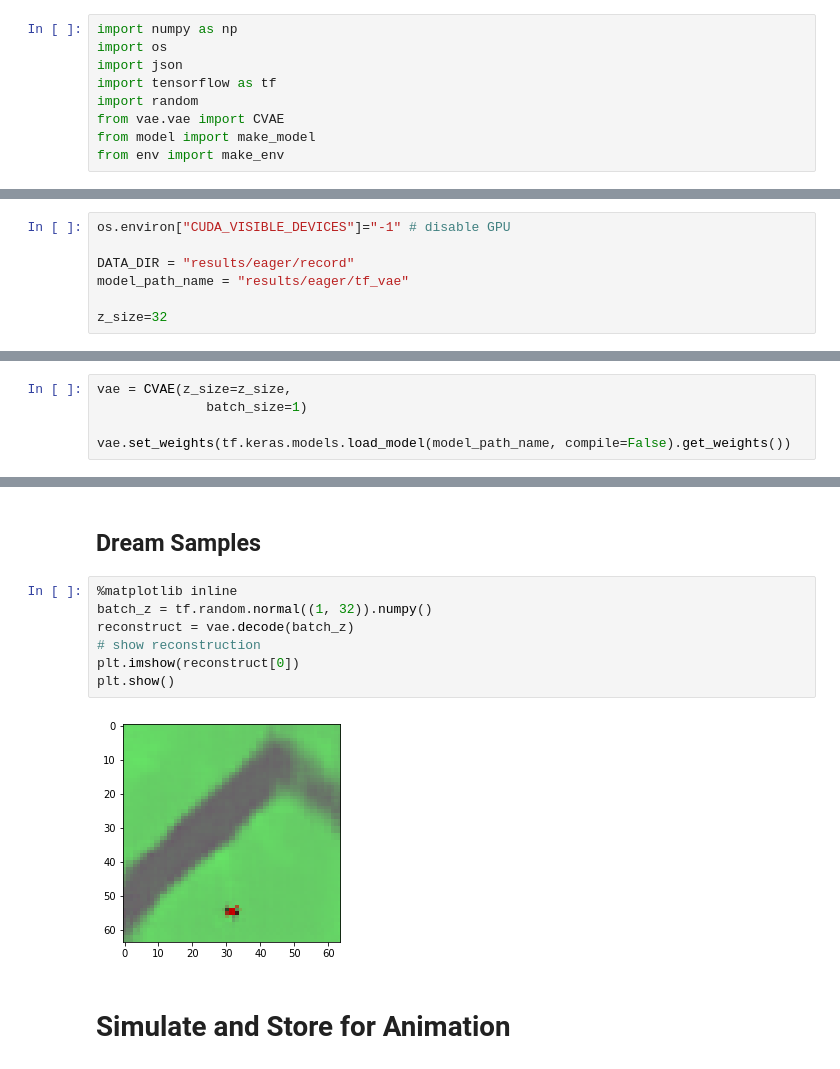
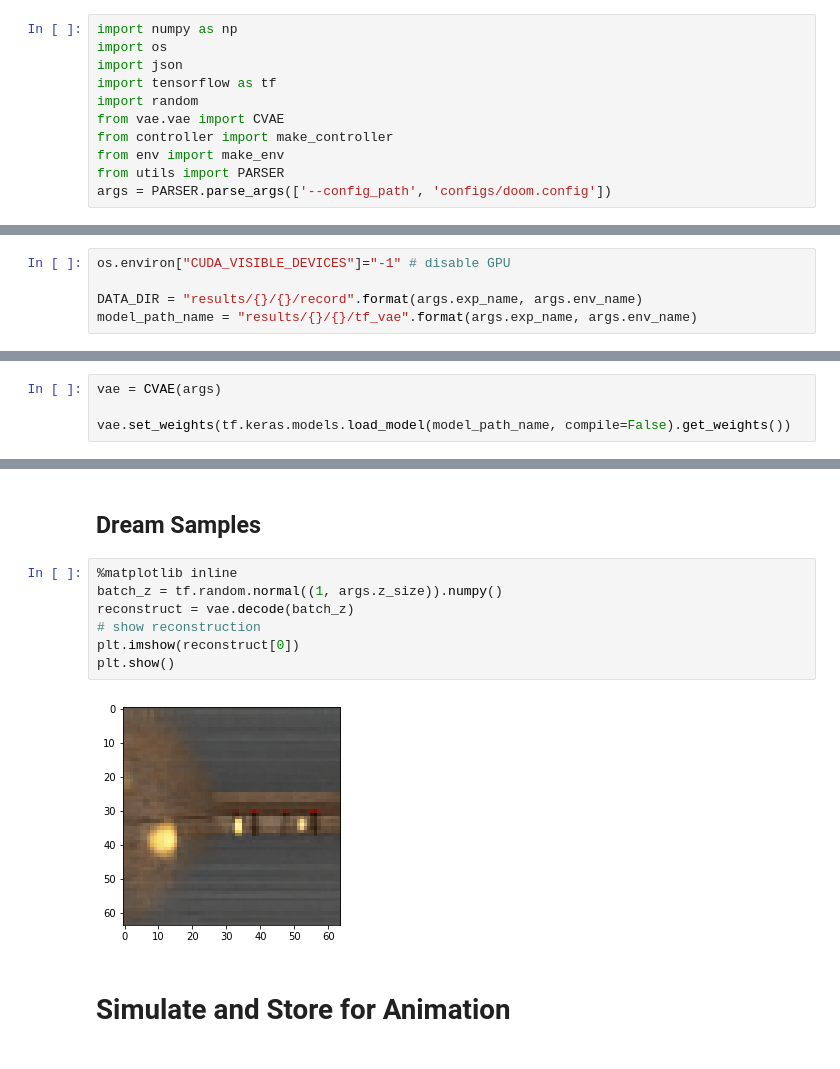
Before and after one commit to zacwellmer/WorldModels, a Jupyter notebook: WorldModels/visualizations.ipynb, the cells around one changed output, grey strips where cells are left out. Cells and saved outputs as stored; diff of their text form.

Commit message:
Updates for Doom

```diff
--- a/WorldModels/visualizations.ipynb
+++ b/WorldModels/visualizations.ipynb
@@ -5,8 +7,10 @@ import json
 import tensorflow as tf
 import random
 from vae.vae import CVAE
-from model import make_model
+from controller import make_controller
 from env import make_env
+from utils import PARSER
+args = PARSER.parse_args(['--config_path', 'configs/doom.config'])
 # %%
 import matplotlib.pyplot as plt
 import matplotlib.animation
@@ -15,10 +19,8 @@ np.set_printoptions(precision=4, edgeitems=6, linewidth=100, suppress=True)
 # %%
 os.environ["CUDA_VISIBLE_DEVICES"]="-1" # disable GPU
 
-DATA_DIR = "results/eager/record"
-model_path_name = "results/eager/tf_vae"
-
-z_size=32
+DATA_DIR = "results/{}/{}/record".format(args.exp_name, args.env_name)
+model_path_name = "results/{}/{}/tf_vae".format(args.exp_name, args.env_name)
 # %%
 filelist = os.listdir(DATA_DIR)
 # %%
@@ -31,7 +33,6 @@ obs.shape
 # %%
 frame = random.choice(obs).reshape(1, 64, 64, 3)
 # %%
-vae = CVAE(z_size=z_size,
-              batch_size=1)
+vae = CVAE(args)
 
 vae.set_weights(tf.keras.models.load_model(model_path_name, compile=False).get_weights())
@@ -62,13 +84,13 @@ plt.show()
 ## Dream Samples
 # %%
 %matplotlib inline
-batch_z = tf.random.normal((1, 32)).numpy()
+batch_z = tf.random.normal((1, args.z_size)).numpy()
 reconstruct = vae.decode(batch_z)
 # show reconstruction
 plt.imshow(reconstruct[0])
 plt.show()
 # %% [output]
-[figure, old version]
+[figure, new version]
 # %% [markdown]
 # Simulate and Store for Animation
 # %%
```
Also changed, not shown: parts of 39 cells of this notebook, 53 other files.
